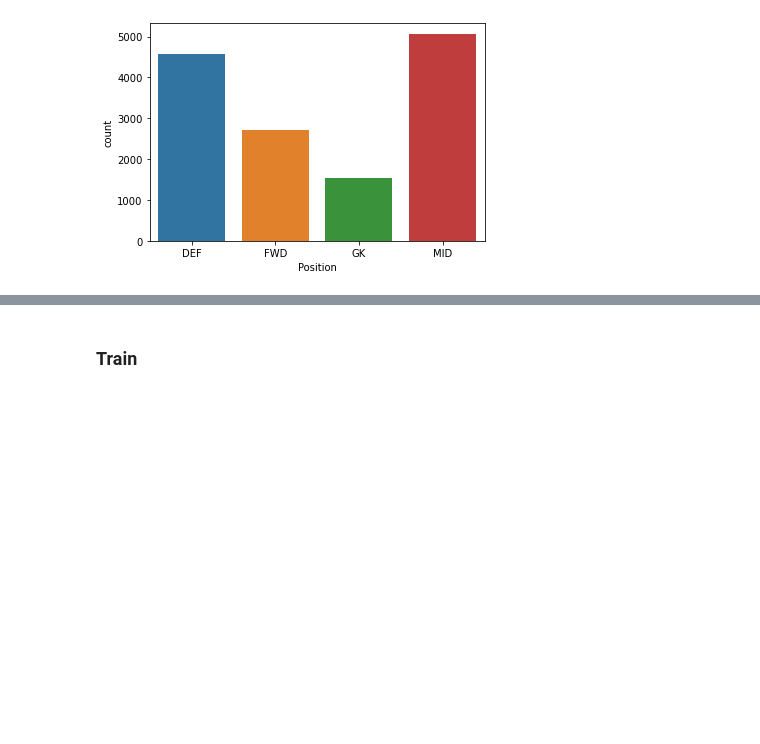
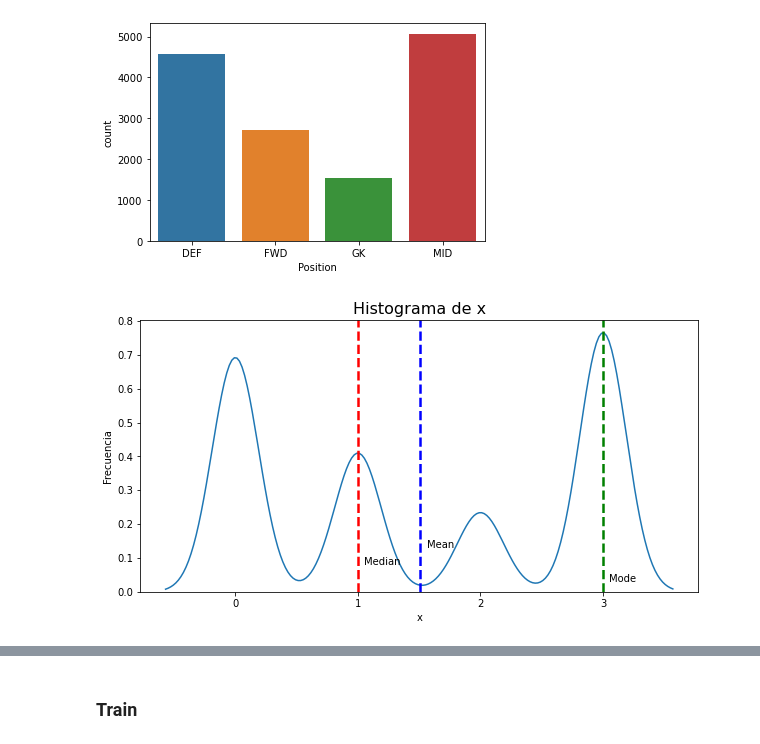
Before and after one commit to adrianmarino/datitos, a Jupyter notebook: tp2/tp2.ipynb, the cells around one changed output, grey strips where cells are left out. Cells and saved outputs as stored; diff of their text form; code cells hidden in the pictures; blank space fills up the shorter version.

```diff
--- a/tp2/tp2.ipynb
+++ b/tp2/tp2.ipynb
@@ -118,4 +124,8 @@ X, y = preprocess(train_set)
 X_train, X_val, y_train, y_val = train_test_split(X, y, test_size=0.1, stratify=train_set[TARGET])
+# %%
+plot_hist(lambda: pd.DataFrame(y.values.argmax(1)).values)
+# %% [output]
+[figure, added]
 # %%
 plot_array_clases_count(y_train)
 # %% [output]
```
Also changed, not shown: parts of 14 cells of this notebook, 12 other files.
